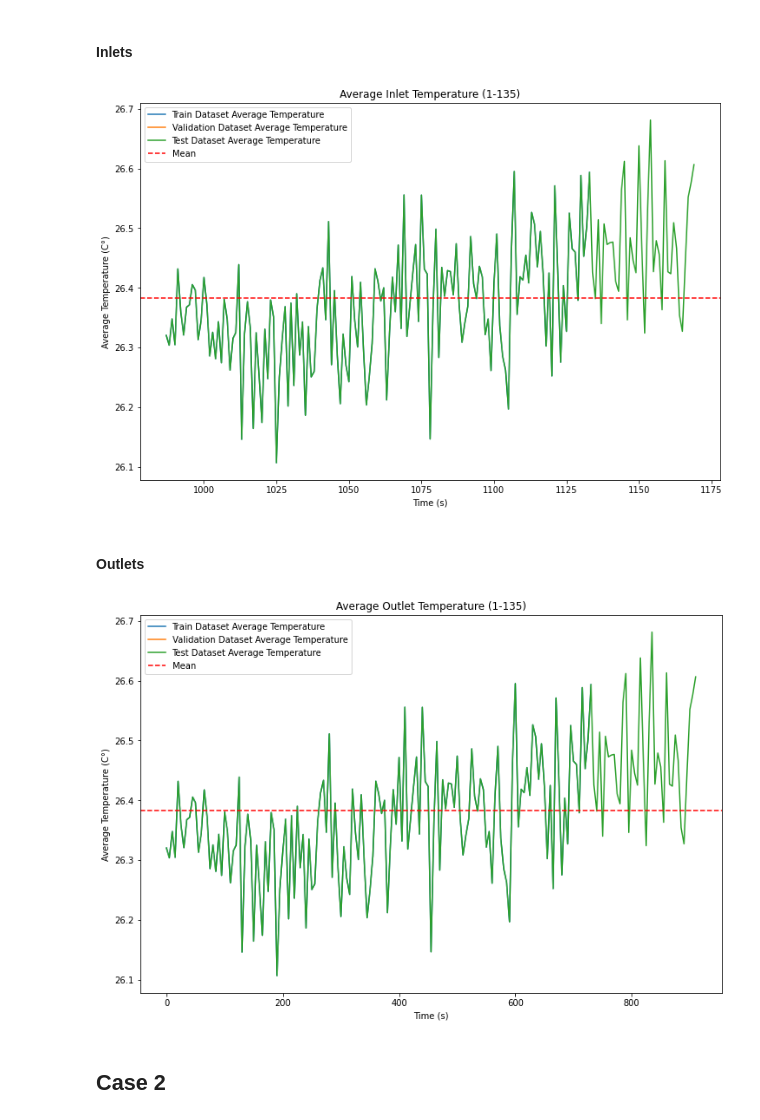
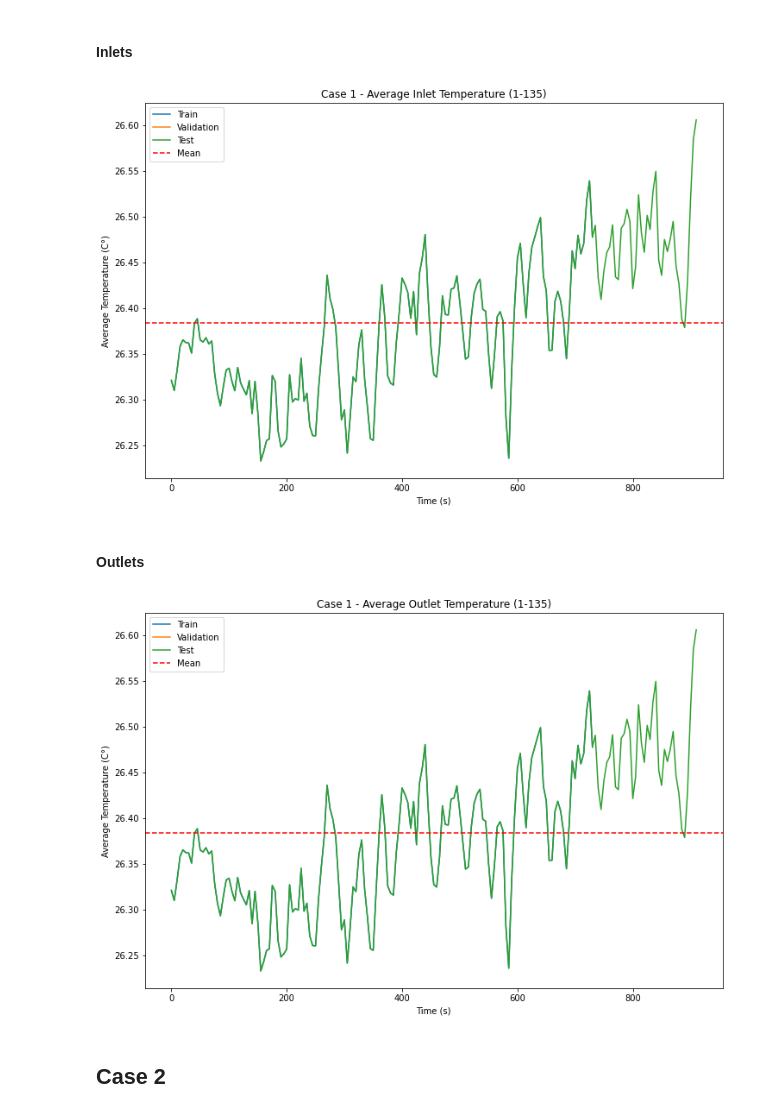
Before and after one commit to drdeleon/rack-temp-pred, a Jupyter notebook: rack-temp-pred/preprocessing.ipynb, the cells around one changed output. Cells and saved outputs as stored; diff of their text form; code cells hidden in the pictures.

Commit message:
init savgol filter

```diff
--- a/rack-temp-pred/preprocessing.ipynb
+++ b/rack-temp-pred/preprocessing.ipynb
@@ -29,2 +13,7 @@ inlets
+# %%
+inlet_temp_cols = list(inlets.columns)
+outlet_temp_cols = list(outlets.columns)
+del inlet_temp_cols[:2] # delete 'inlet_Case_id' and 'inlet_fan_speed'
+del outlet_temp_cols[:2] # delete 'outlet_Case_id' and 'outlet_fan_speed'
 # %%
 df = pd.concat([inlets, outlets], axis=1)
@@ -100,0 +72,3 @@ del outlet_cols[:2] # delete 'outlet_Case_id' and 'outlet_fan_speed'
+# %%
+case_1[outlet_temp_cols]  = savgol_filter(case_1[outlet_temp_cols], window_length=7, polyorder=3, mode="nearest", axis=0)
+case_1[inlet_temp_cols]  = savgol_filter(case_1[inlet_temp_cols], window_length=7, polyorder=3, mode="nearest", axis=0)
@@ -140,41 +148,41 @@ plt.savefig("../plots/preprocessing/case1_outlet_fan_speed.jpg", dpi=300)
 # %%
 fig, ax = plt.subplots(figsize=(12,8))
 
-train_c1[inlet_cols].mean(axis=1).plot(label="Train Dataset Average Temperature")
-val_c1[inlet_cols].mean(axis=1).plot(label="Validation Dataset Average Temperature")
-test_c1[inlet_cols].mean(axis=1).plot(label="Test Dataset Average Temperature")
+train_c1[inlet_temp_cols].mean(axis=1).plot(label="Train")
+val_c1[inlet_temp_cols].mean(axis=1).plot(label="Validation")
+test_c1[inlet_temp_cols].mean(axis=1).plot(label="Test")
 
-mean = case_1[inlet_cols].mean().mean()
+mean = case_1[inlet_temp_cols].mean().mean()
 plt.axhline(mean, color='r', linestyle='dashed', label='Mean')
 # plt.text(0, mean+0.05, "{:.2f}".format(mean), color='r')
 
-plt.title("Average Inlet Temperature (1-135)")
+plt.title("Case 1 - Average Inlet Temperature (1-135)")
 plt.xlabel("Time (s)")
 plt.ylabel("Average Temperature (C°)")
 
 plt.legend()
 
 plt.savefig("../plots/preprocessing/case1_inlet_temp.jpg", dpi=300)
 # %% [output]
-[figure, old version]
+[figure, new version]
 # %% [markdown]
 #### Outlets
 # %%
 fig, ax = plt.subplots(figsize=(12,8))
 
-train_c1[outlet_cols].mean(axis=1).plot(label="Train Dataset Average Temperature")
-val_c1[outlet_cols].mean(axis=1).plot(label="Validation Dataset Average Temperature")
-test_c1[outlet_cols].mean(axis=1).plot(label="Test Dataset Average Temperature")
+train_c1[outlet_temp_cols].mean(axis=1).plot(label="Train")
+val_c1[outlet_temp_cols].mean(axis=1).plot(label="Validation")
+test_c1[outlet_temp_cols].mean(axis=1).plot(label="Test")
 
-mean = case_1[outlet_cols].mean().mean()
+mean = case_1[outlet_temp_cols].mean().mean()
 plt.axhline(mean, color='r', linestyle='dashed', label='Mean')
 # ax.text(0, mean+0.05, "{:.2f}".format(mean), color='r')
 
-plt.title("Average Outlet Temperature (1-135)")
+plt.title("Case 1 - Average Outlet Temperature (1-135)")
 plt.xlabel("Time (s)")
 plt.ylabel("Average Temperature (C°)")
 plt.legend()
 
 plt.savefig("../plots/preprocessing/case1_outlet_temp.jpg", dpi=300)
 # %% [output]
-[figure, old version]
+[figure, new version]
```
Also changed, not shown: parts of 31 cells of this notebook.
